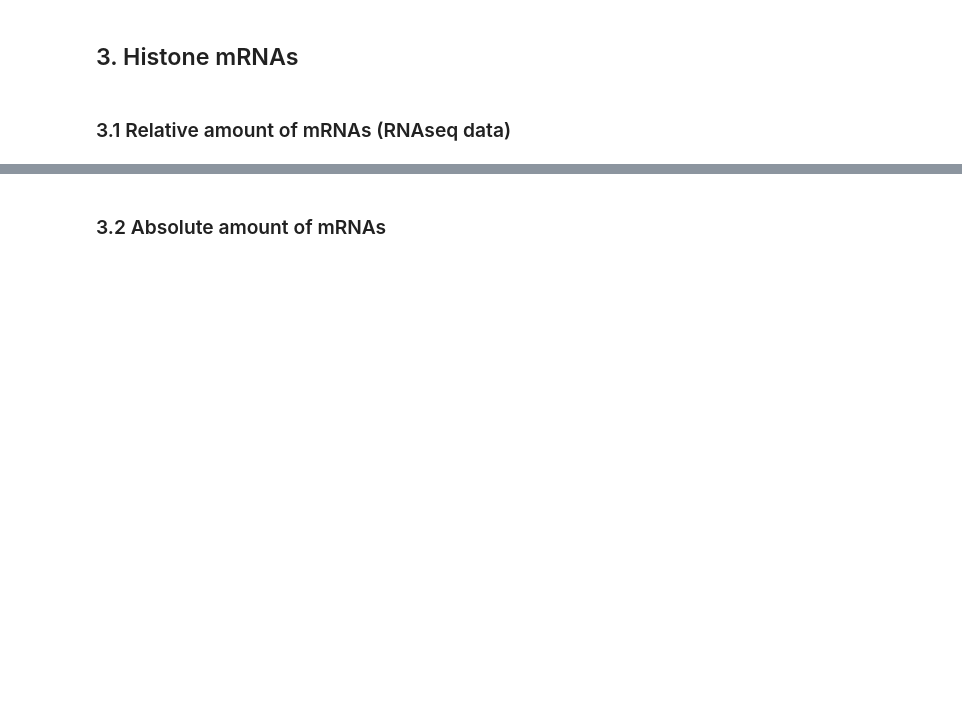
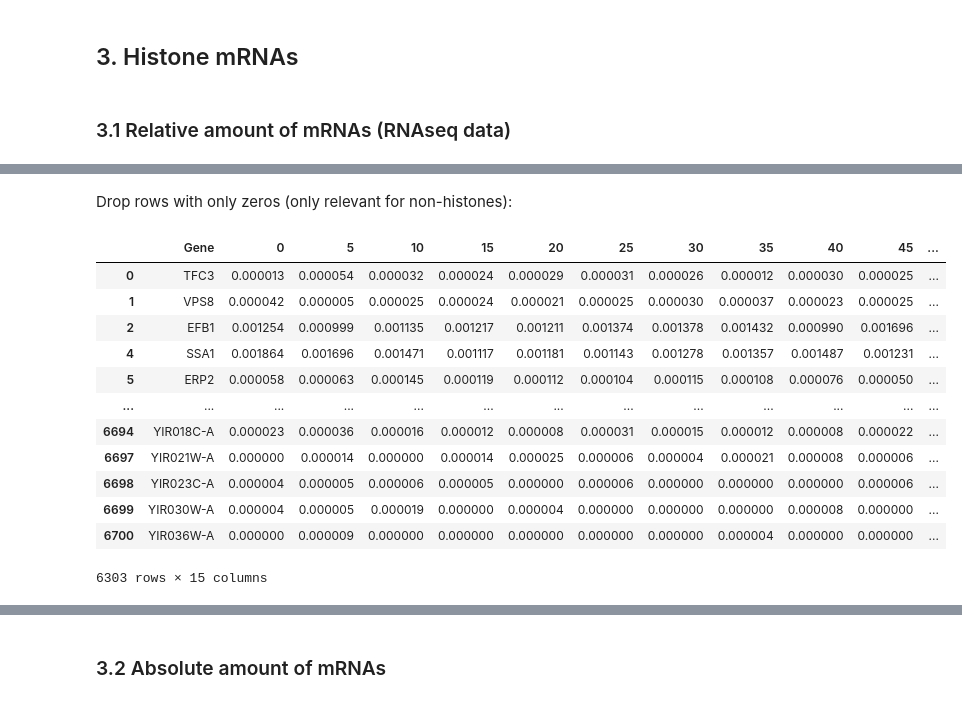
Before and after one commit to gittenberg/TRSL2, a Jupyter notebook: notebooks/40_Histone_analysis.ipynb, the cells around one changed output, grey strips where cells are left out. Cells and saved outputs as stored; diff of their text form; code cells hidden in the pictures; blank space fills up the shorter version.

```diff
--- a/notebooks/40_Histone_analysis.ipynb
+++ b/notebooks/40_Histone_analysis.ipynb
@@ -50,0 +63,2 @@ non_histones_df = mRNA_rel[~mRNA_rel["systematic"].isin(histones_systematic)]
+# %% [markdown]
+Drop rows with only zeros (only relevant for non-histones):
@@ -50,0 +67,16 @@ non_histones_df = mRNA_rel[~mRNA_rel["systematic"].isin(histones_systematic)]
+# %%
+non_histones_df
+# %% [output]
+|  | Gene | 0 | 5 | 10 | 15 | 20 | 25 | 30 | 35 | 40 | 45 | ... |
+| 0 | TFC3 | 0.000013 | 0.000054 | 0.000032 | 0.000024 | 0.000029 | 0.000031 | 0.000026 | 0.000012 | 0.000030 | 0.000025 | ... |
+| 1 | VPS8 | 0.000042 | 0.000005 | 0.000025 | 0.000024 | 0.000021 | 0.000025 | 0.000030 | 0.000037 | 0.000023 | 0.000025 | ... |
+| 2 | EFB1 | 0.001254 | 0.000999 | 0.001135 | 0.001217 | 0.001211 | 0.001374 | 0.001378 | 0.001432 | 0.000990 | 0.001696 | ... |
+| 4 | SSA1 | 0.001864 | 0.001696 | 0.001471 | 0.001117 | 0.001181 | 0.001143 | 0.001278 | 0.001357 | 0.001487 | 0.001231 | ... |
+| 5 | ERP2 | 0.000058 | 0.000063 | 0.000145 | 0.000119 | 0.000112 | 0.000104 | 0.000115 | 0.000108 | 0.000076 | 0.000050 | ... |
+| ... | ... | ... | ... | ... | ... | ... | ... | ... | ... | ... | ... | ... |
+| 6694 | YIR018C-A | 0.000023 | 0.000036 | 0.000016 | 0.000012 | 0.000008 | 0.000031 | 0.000015 | 0.000012 | 0.000008 | 0.000022 | ... |
+| 6697 | YIR021W-A | 0.000000 | 0.000014 | 0.000000 | 0.000014 | 0.000025 | 0.000006 | 0.000004 | 0.000021 | 0.000008 | 0.000006 | ... |
+| 6698 | YIR023C-A | 0.000004 | 0.000005 | 0.000006 | 0.000005 | 0.000000 | 0.000006 | 0.000000 | 0.000000 | 0.000000 | 0.000006 | ... |
+| 6699 | YIR030W-A | 0.000004 | 0.000005 | 0.000019 | 0.000000 | 0.000004 | 0.000000 | 0.000000 | 0.000000 | 0.000008 | 0.000000 | ... |
+| 6700 | YIR036W-A | 0.000000 | 0.000009 | 0.000000 | 0.000000 | 0.000000 | 0.000000 | 0.000000 | 0.000004 | 0.000000 | 0.000000 | ... |
+6303 rows × 15 columns
```
Also changed, not shown: parts of 4 cells of this notebook.
